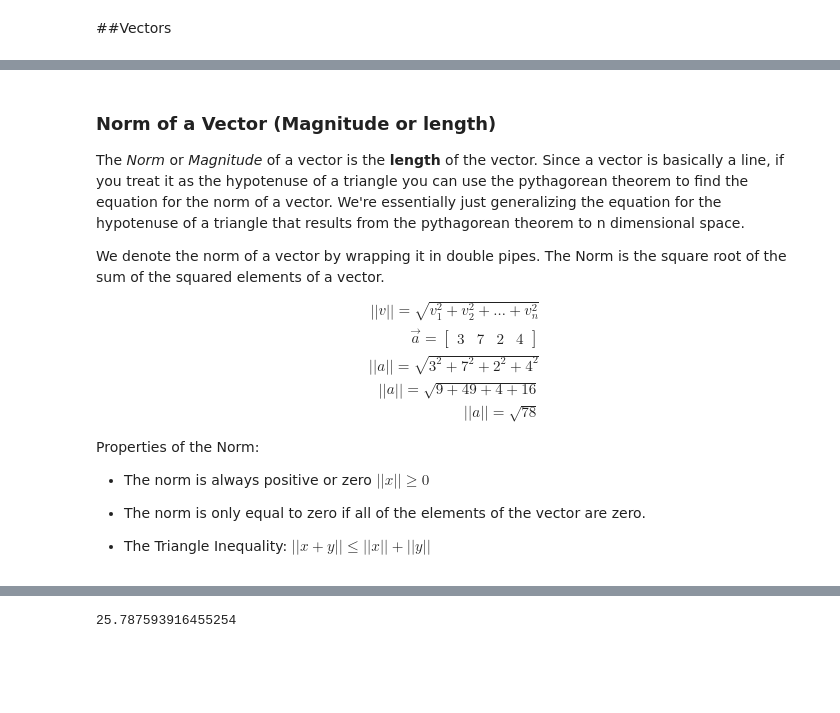
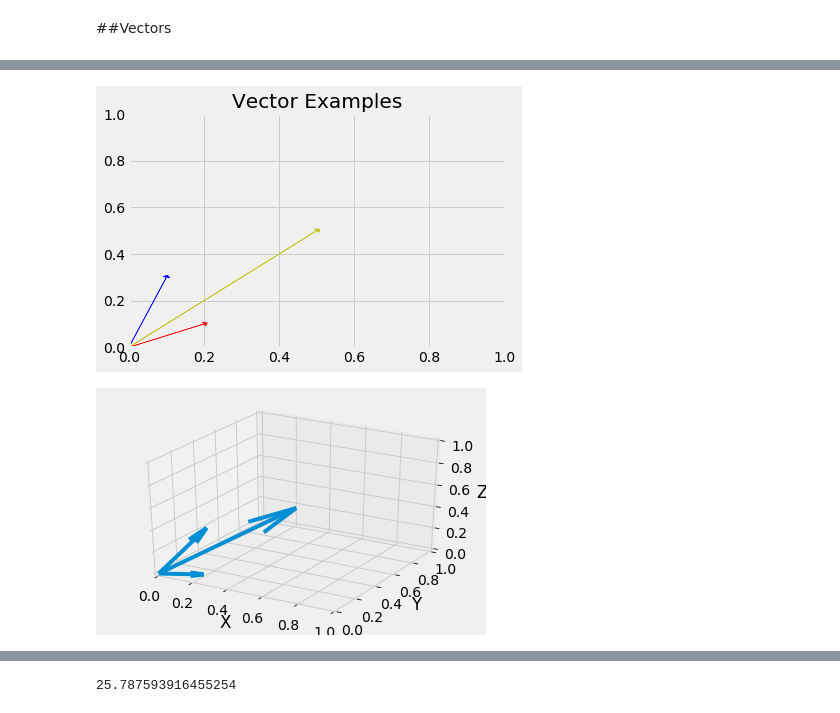
Before and after one commit to Neha-kumari31/CheatSheets, a Jupyter notebook: Linear_Algebra_PCA_and_Clustering_Cheat_Sheet.ipynb, the cells around one changed output, grey strips where cells are left out. Drawn from its saved outputs; the diff is of its cells as text; code cells hidden in the pictures; blank space fills up the shorter version.

```diff
--- a/Linear_Algebra_PCA_and_Clustering_Cheat_Sheet.ipynb
+++ b/Linear_Algebra_PCA_and_Clustering_Cheat_Sheet.ipynb
@@ -86,28 +71,39 @@ The above vectors have dimensions 2, 3, 1, and 4 respectively.
-# %% [markdown]
-### Norm of a Vector (Magnitude or length)
-
-The *Norm* or *Magnitude* of a vector is  the **length** of the vector. Since a vector is basically a line, if you treat it as the hypotenuse of a triangle you can use the pythagorean theorem to find the equation for the norm of a vector. We're essentially just generalizing the equation for the hypotenuse of a triangle that results from the pythagorean theorem to n dimensional space.
-
-We denote the norm of a vector by wrapping it in double pipes. The Norm is the square root of the sum of the squared elements of a vector.
-\begin{align}
-||v|| =
-\sqrt{v_{1}^2 + v_{2}^2 + \ldots + v_{n}^2}
-\\
-\vec{a} =
-\begin{bmatrix}
-3 & 7 & 2 & 4
-\end{bmatrix}
-\\
-||a|| = \sqrt{3^2 + 7^2 + 2^2 + 4^2} \\
-||a|| = \sqrt{9 + 49 + 4 + 16} \\
-||a|| = \sqrt{78}
-\end{align}
-
-
-Properties of the Norm:
-
-* The norm is always positive or zero $||x|| \geq 0$
-
-* The norm is only equal to zero if all of the elements of the vector are zero.
-
-* The Triangle Inequality: $|| x + y ||\leq ||x|| + ||y||$
+# %%
+#  2d Vector Examples
+yellow = [.5, .5]
+red = [.2, .1]
+blue = [.1, .3]
+plt.style.use('fivethirtyeight')
+plt.arrow(0, 0, .5, .5, head_width=.02, head_length=0.01, color = 'y')
+plt.arrow(0, 0, .2, .1, head_width=.02, head_length=0.01, color = 'r')
+plt.arrow(0, 0, .1, .3,  head_width=.02, head_length=0.01, color = 'b')
+plt.title('Vector Examples')
+plt.show()
+# %% [output]
+[figure, added]
+# %%
+#3d vector graph
+from mpl_toolkits.mplot3d import Axes3D
+import numpy as np
+
+yellow = [.5, .5, .5]
+red = [.2, .1, .0]
+blue = [.1, .3, .3 ]
+
+vectors = np.array([[0, 0, 0, .5, .5, .5],
+                    [0, 0, 0, .2, .1, .0],
+                    [0, 0, 0, .1, .3, .3]])
+
+X, Y, Z, U, V, W = zip(*vectors)
+fig = plt.figure()
+ax = fig.add_subplot(111, projection='3d')
+ax.quiver(X, Y, Z, U, V, W, length=1)
+ax.set_xlim([0, 1])
+ax.set_ylim([0, 1])
+ax.set_zlim([0, 1])
+ax.set_xlabel('X')
+ax.set_ylabel('Y')
+ax.set_zlabel('Z')
+plt.show()
+# %% [output]
+[figure, added]
```
Also changed, not shown: parts of 32 cells of this notebook.
